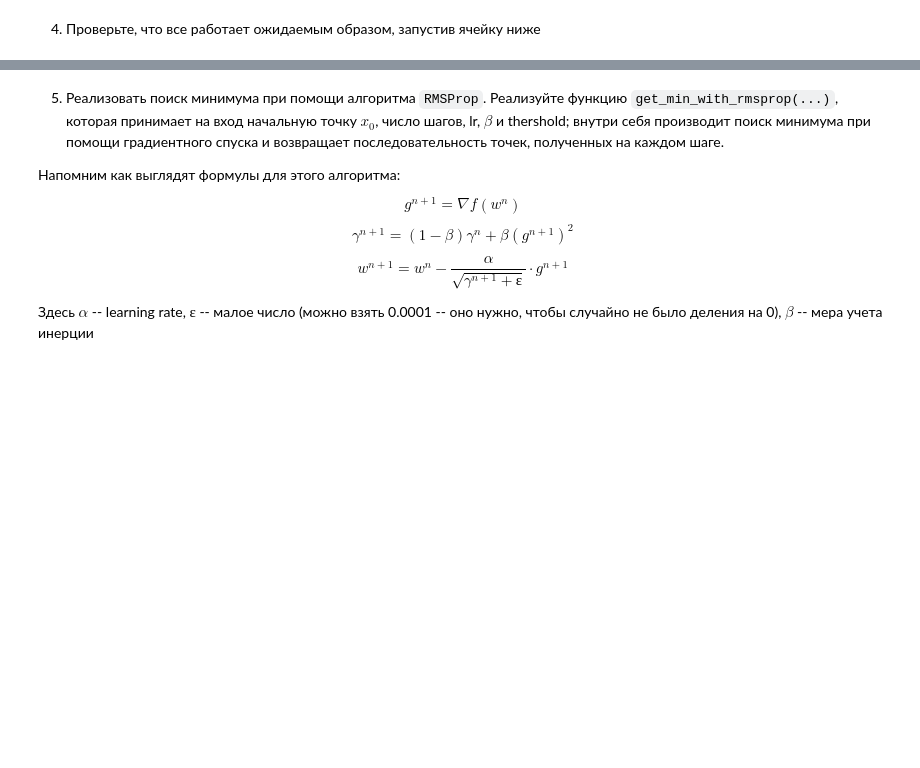
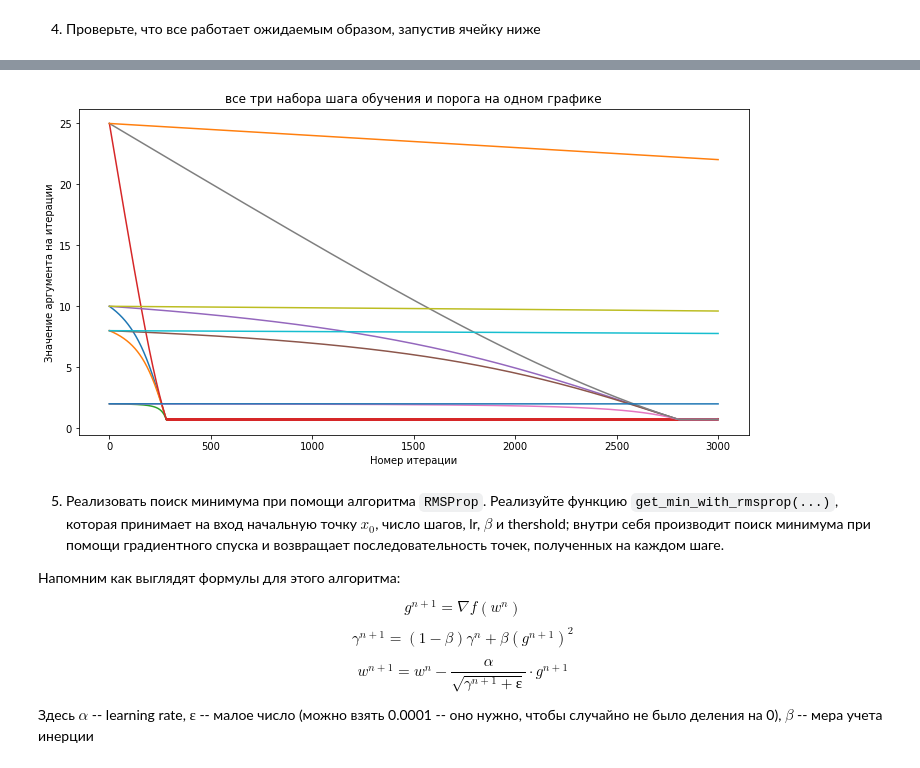
Before and after one commit to Dimildizio/DS_course, a Jupyter notebook: gradient-descent/HomeWork3_Optimization.ipynb, the cells around one changed output, grey strips where cells are left out. Drawn from its saved outputs; the diff is of its cells as text; code cells hidden in the pictures; blank space fills up the shorter version.

```diff
--- a/gradient-descent/HomeWork3_Optimization.ipynb
+++ b/gradient-descent/HomeWork3_Optimization.ipynb
@@ -45,3 +93,15 @@ plt.show()
+# %%
+plt.figure(figsize = (12,6))
+for x in range(3):
+  my_history = get_min_with_gd(values, learn_rate = 10**-(x+1), threshold = 10**-(x+2), n_iters = 3000)
+  plt.plot(my_history)#, label = 'спуск')
+plt.xlabel('Номер итерации')
+plt.ylabel('Значение аргумента на итерации')
+plt.title('все три набора шага обучения и порога на одном графике')
+#plt.legend()
+plt.show()
+# %% [output]
+[figure, added]
 # %% [markdown]
 5. Реализовать поиск минимума при помощи алгоритма `RMSProp`. Реализуйте функцию `get_min_with_rmsprop(...)`, которая принимает на вход начальную точку $x_0$, число шагов, lr, $β$ и thershold; внутри себя производит поиск минимума при помощи градиентного спуска и возвращает последовательность точек, полученных на каждом шаге.
 
```
Also changed, not shown: parts of 19 cells of this notebook.
